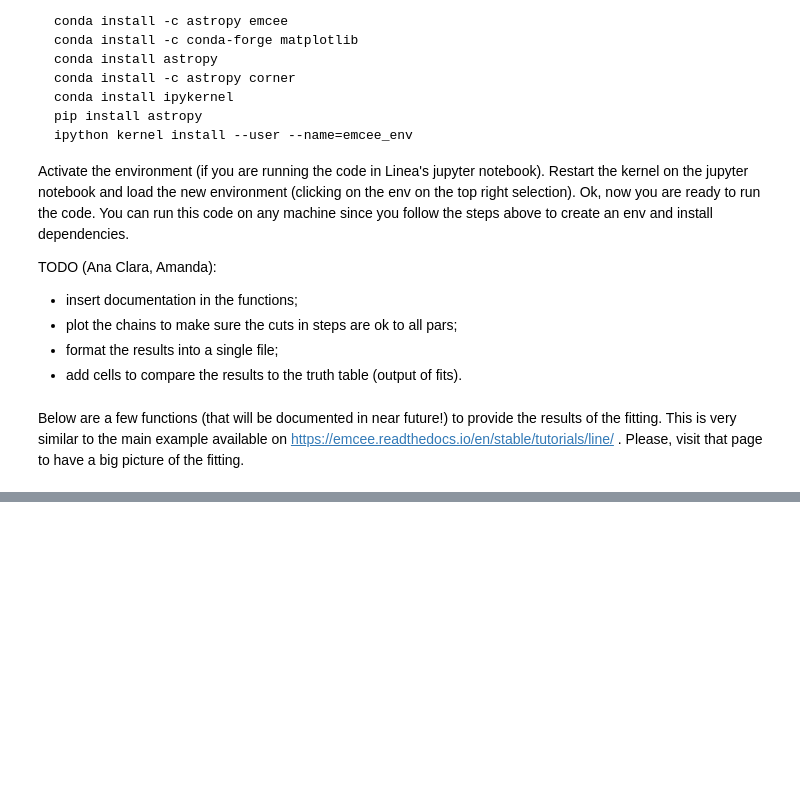
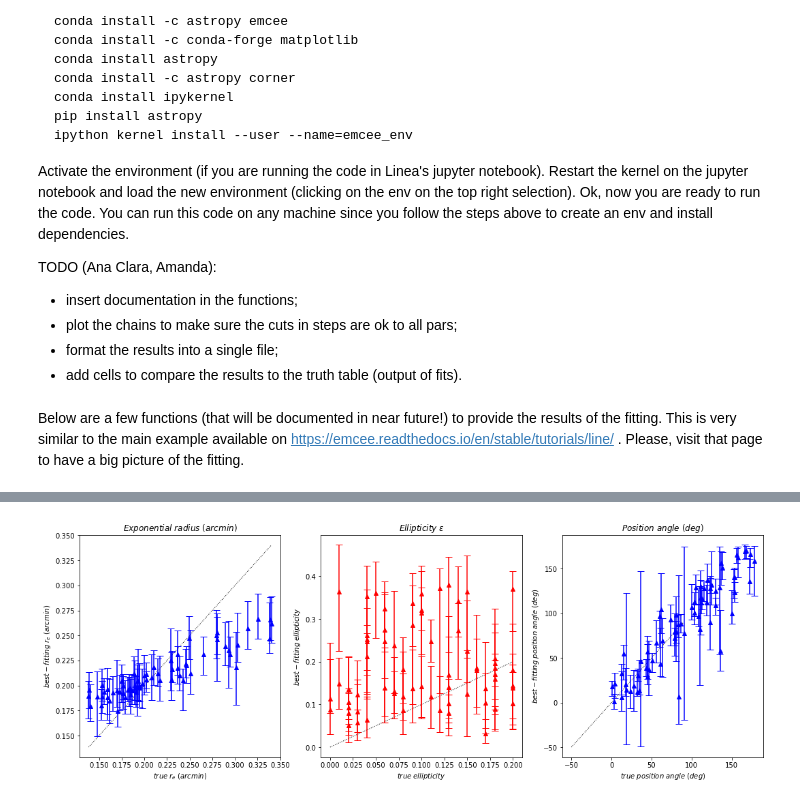
Before and after one commit to linea-it/qa_gawa, a Jupyter notebook: fit_prof.ipynb, the cells around one changed output, grey strips where cells are left out. Drawn from its saved outputs; the diff is of its cells as text; code cells hidden in the pictures; blank space fills up the shorter version.

Commit message:
Adding plots to compare truth table to the fits from emcee.

```diff
--- a/fit_prof.ipynb
+++ b/fit_prof.ipynb
@@ -226,0 +245,38 @@ fff.close()
+# %%
+HPX, re_bf, re_bf_p, re_bf_m, ell_bf, ell_bf_p, ell_bf_m, th_bf, th_bf_p, th_bf_m, \
+robg_bf, robg_bf_p, robg_bf_m, xc_bf, xc_bf_p, xc_bf_m, yc_bf, yc_bf_p, yc_bf_m = \
+np.loadtxt('results.dat', unpack=True)
+# Truth table : HPX_, ra0_, dec0_, re_kick_, ell_kick_, pa_kick_, dist
+HPX0, ra0, dec0, re0, ell0, th0, dist0 = np.loadtxt(
+    'star_clusters_simulated.dat', usecols=(0, 6, 7, 8, 9, 10, 12), unpack=True)
+
+re0_arcmin = 60. * (180. / np.pi) * np.arctan(re0 / dist0)
+# %%
+def identity(min_, max_):
+    return np.linspace(min_, max_, 10)
+
+fig, ax = plt.subplots(1, 3, figsize=(18, 6))
+
+ax[0].plot(identity(np.min(re0_arcmin), np.max(re0_arcmin)), identity(np.min(re0_arcmin), np.max(re0_arcmin)), lw=1., color='k', ls=':')
+ax[1].plot(identity(np.min(ell0), np.max(ell0)), identity(np.min(ell0), np.max(ell0)), lw=1., color='k', ls=':')
+ax[2].plot(identity(-50., 90.), identity(-50., 90.), lw=1., color='k', ls=':')
+
+ax[0].errorbar(re0_arcmin, re_bf, np.array([re_bf_m, re_bf_p]), color='b', fmt='^', label=r'$r_e$', capsize=5)
+ax[1].errorbar(ell0, ell_bf, np.array([ell_bf_m, ell_bf_p]), color='r', fmt='^', label=r'$ell$', capsize=5)
+ax[2].errorbar(th0, th_bf, np.array([th_bf_m, th_bf_p]), color='b', fmt='^', label=r'$\theta$', capsize=5)
+
+ax[0].set_xlabel(r'$true\ r_e\ (arcmin)$')
+ax[1].set_xlabel(r'$true\ ellipticity$')
+ax[2].set_xlabel(r'$true\ position\ angle\ (deg)$')
+
+ax[0].set_ylabel(r'$best-fitting\ r_e\ (arcmin)$')
+ax[1].set_ylabel(r'$best-fitting\ ellipticity$')
+ax[2].set_ylabel(r'$best-fitting\ position\ angle\ (deg)$')
+
+ax[0].set_title(r'$Exponential\ radius\ (arcmin)$')
+ax[1].set_title(r'$Ellipticity\ \epsilon$')
+ax[2].set_title(r'$Position\ angle\ (deg)$')
+
+plt.show()
+# %% [output]
+[figure, added]
```
Also changed, not shown: parts of 2 cells of this notebook.
